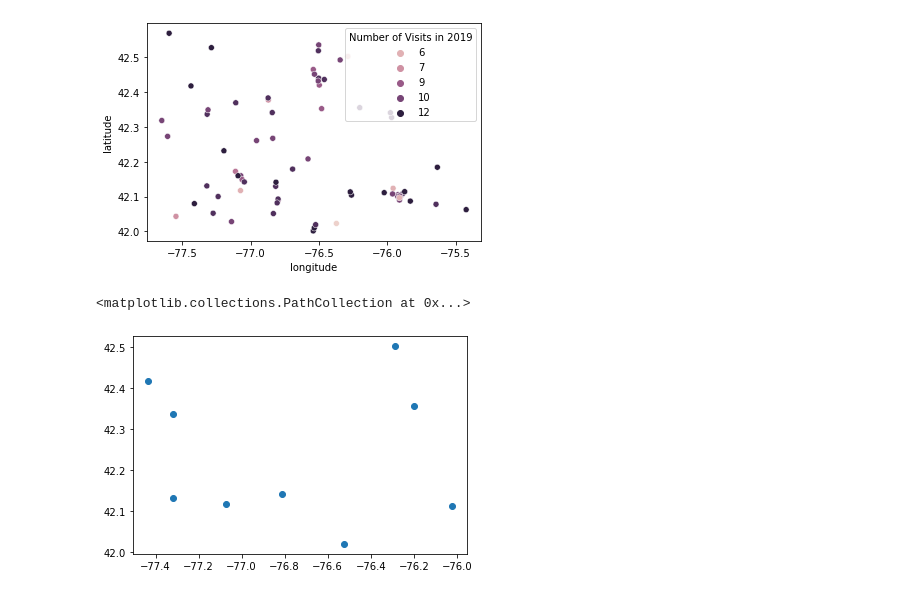
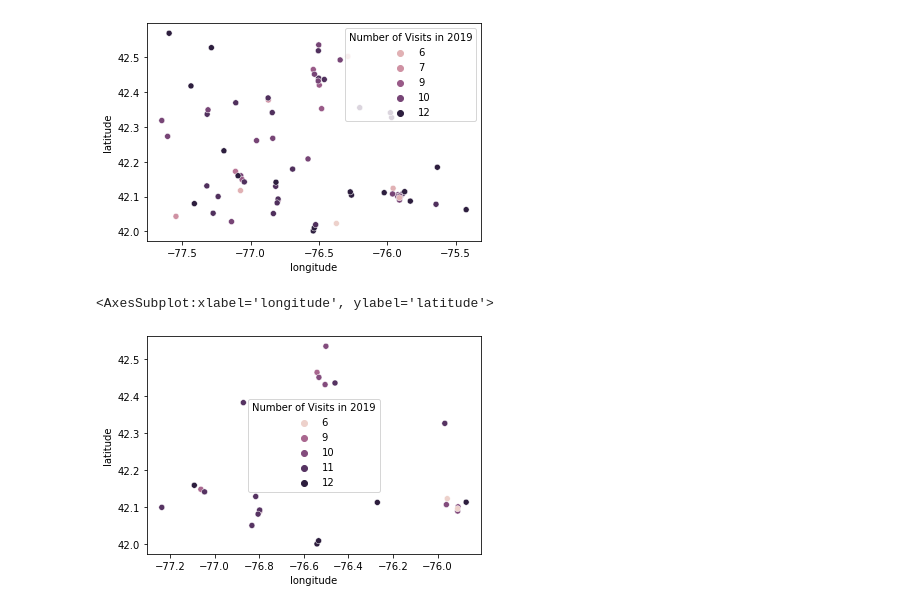
Before and after one commit to Wichaelian/MCM2020, a Jupyter notebook: Model.ipynb, the cells around one changed output. Saved outputs shown, nothing was run; the diff lists cells and outputs as text; code cells hidden in the pictures.

Commit message:
sorted sites

```diff
--- a/Model.ipynb
+++ b/Model.ipynb
@@ -17,9 +34,9 @@ sns.scatterplot(x = 'longitude', y = 'latitude', data = sites, hue='Number of Vi
 # %% [output]
 <AxesSubplot:xlabel='longitude', ylabel='latitude'>
 [figure]
-# %%
-hotSites = sites[sites['Average Demand per Visit'] >= 250]
-plt.scatter(hotSites[['longitude']], hotSites['latitude'])
-# %% [output]
-<matplotlib.collections.PathCollection at 0x...>
-[figure, removed]
+# %%
+hotSites = sites[sites['Average Demand per Visit'] <= 100]
+sns.scatterplot(x = 'longitude', y = 'latitude', data = hotSites, hue='Number of Visits in 2019')
+# %% [output]
+<AxesSubplot:xlabel='longitude', ylabel='latitude'>
+[figure, added]
```
Also changed, not shown: parts of 2 cells of this notebook.
